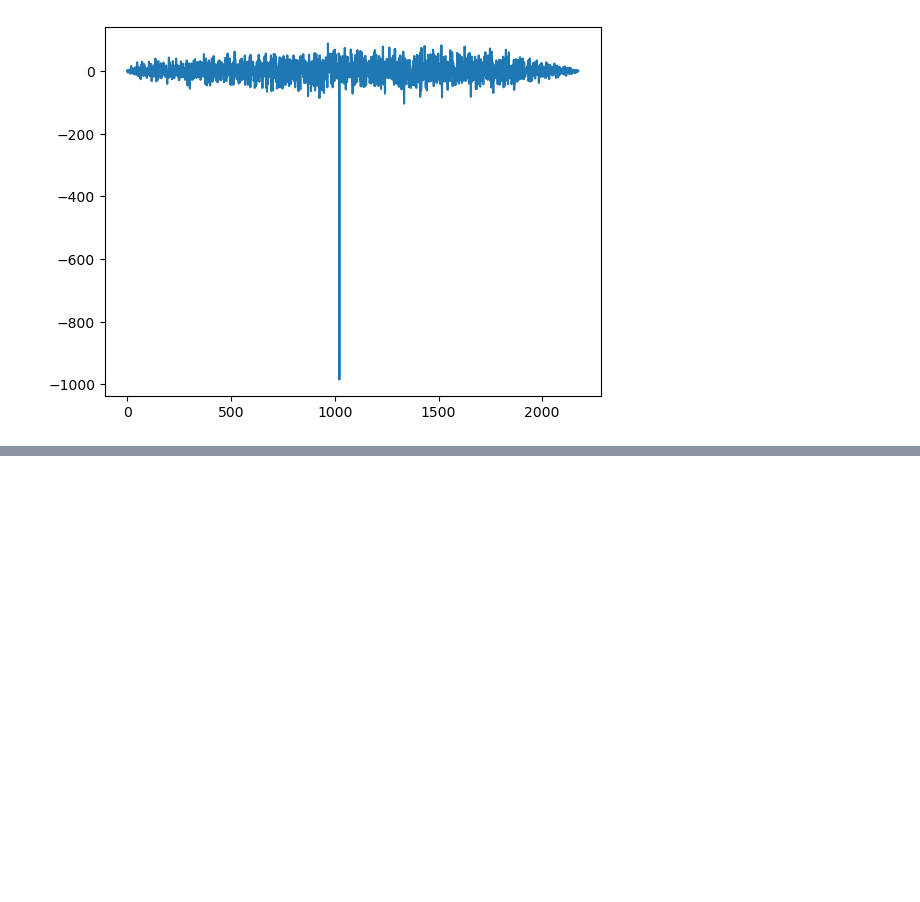
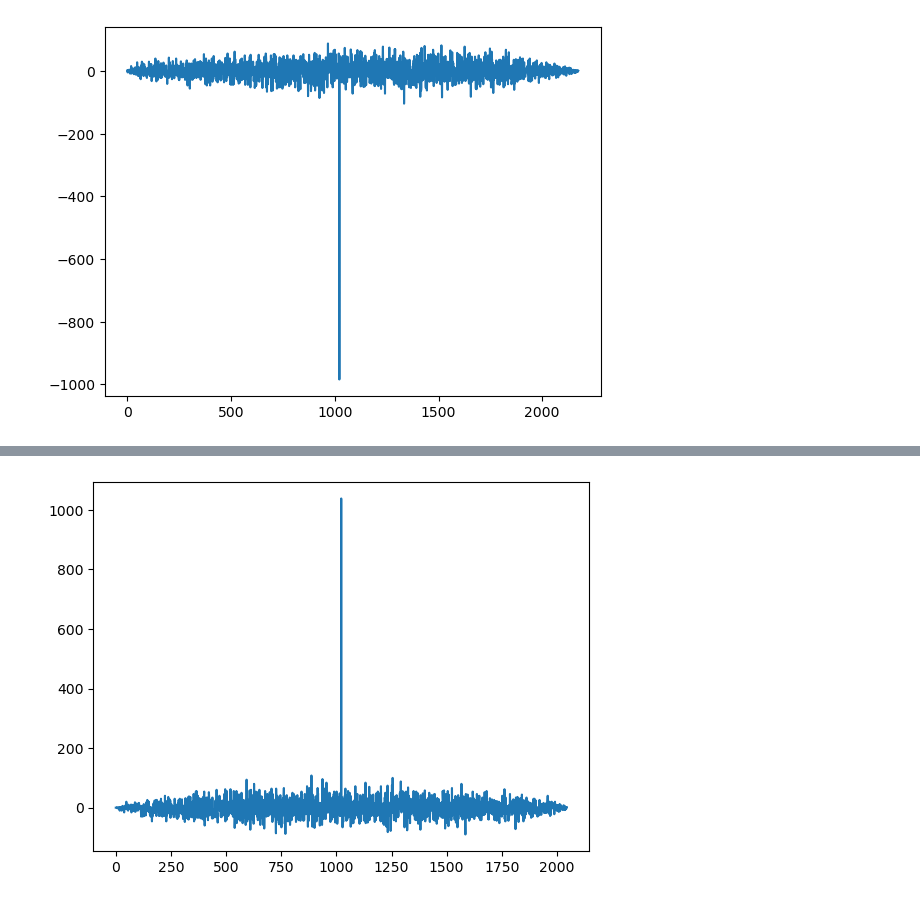
Before and after one commit to Jrvvv/dsp-miet, a Jupyter notebook: P01/PL01.ipynb, the cells around one changed output, grey strips where cells are left out. Drawn from its saved outputs; the diff is of its cells as text; code cells hidden in the pictures; blank space fills up the shorter version.

```diff
--- a/P01/PL01.ipynb
+++ b/P01/PL01.ipynb
@@ -22,10 +22,12 @@ for i in range(0, len(C1)):
 
 print(f'taps1: {taps1}\ntaps2: {taps2}')
 
-M_seq_len = len(A)
+M_seq_len_param = len(A)
 
-M1 = scipy.signal.max_len_seq(nbits=M_seq_len, state=A, taps=taps1)
-M2 = scipy.signal.max_len_seq(nbits=M_seq_len, state=A, taps=taps2)
+M1 = scipy.signal.max_len_seq(nbits=M_seq_len_param, state=A, taps=taps1)
+M2 = scipy.signal.max_len_seq(nbits=M_seq_len_param, state=A, taps=taps2)
+
+M_seq_len = len(M1[0]);
 
 print(f'M1_seq:     {M1[0]}')
 print(f'M1_seq_len: {len(M1[0])}')
@@ -143,0 +149,16 @@ plt.show()
+# %%
+import random
+
+M_noise = []
+for i in range(0, M_seq_len):
+  M_noise.append(random.randint(0, 1))
+
+M_noise_arr = np.array(M_noise, dtype=np.int32)
+
+# getting M_noise levels
+for i in range(0, len(M_noise_arr)):
+  M_noise_arr[i] = 1 if (M_noise_arr[i] == 0) else -1
+
+print(M1_arr)
+
+M3_arr = M1_arr + M_noise_arr
@@ -143,0 +170,6 @@ plt.show()
+# %%
+M3_filter = np.correlate(M1_arr, M3_arr, 'full')
+plt.plot(M3_filter)
+plt.show()
+# %% [output]
+[figure, added]
```
Also changed, not shown: parts of 7 cells of this notebook.
